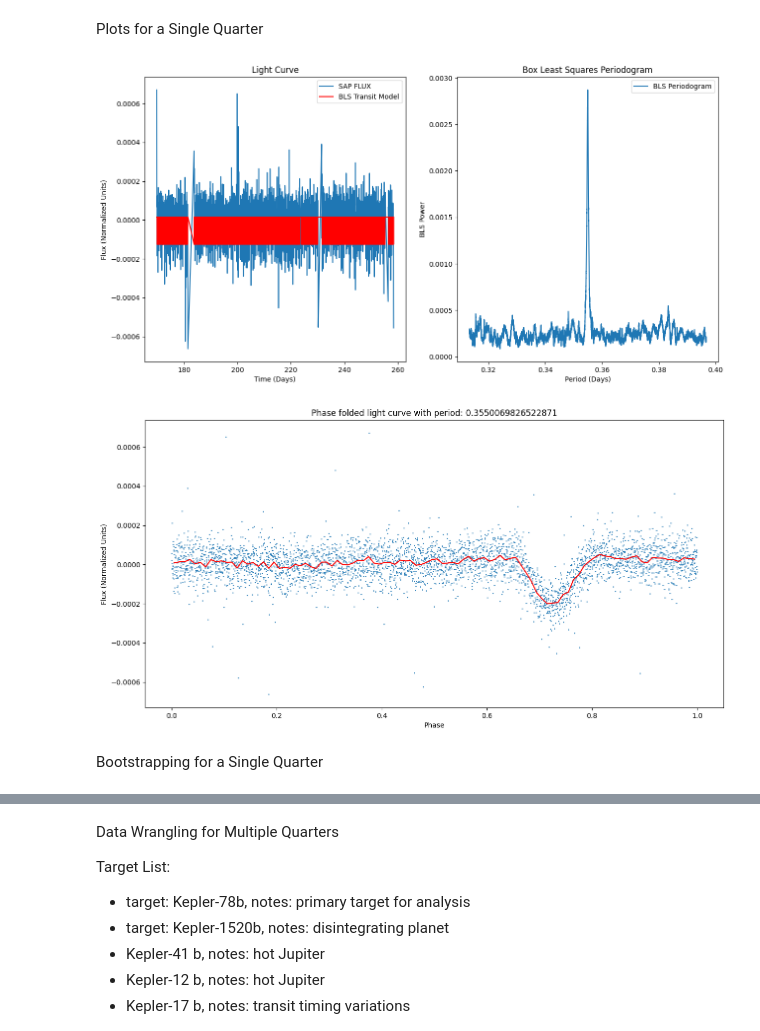
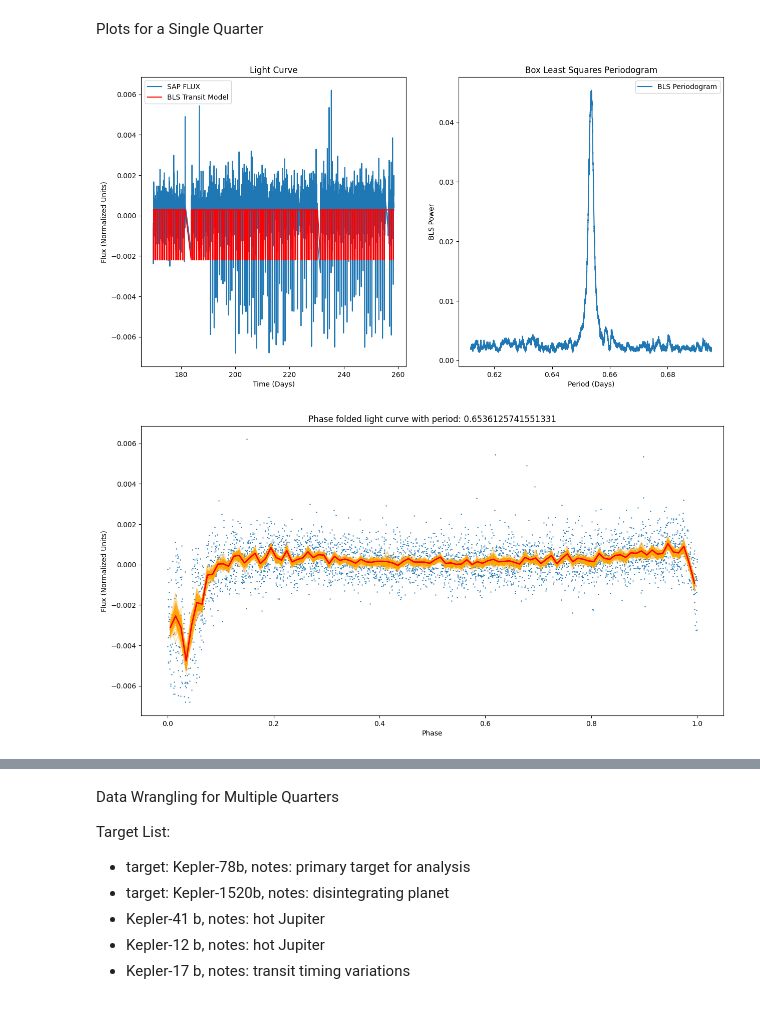
Before and after one commit to nsodickson/USP-Exoplanet-Analysis, a Jupyter notebook: Pipeline.ipynb, the cells around one changed output, grey strips where cells are left out. Drawn from its saved outputs; the diff is of its cells as text; code cells hidden in the pictures.

```diff
--- a/Pipeline.ipynb
+++ b/Pipeline.ipynb
@@ -391,14 +390,20 @@ def produceBLSPeriodogramPlots(time, flux, duration, period=None, is_78b=False):
     return best_period
 
 
-def produceFoldPlots(time, flux, period, include_binned=True, **kwargs):
+def produceFoldPlots(time, flux, period, include_boot=False, n_samples=25, **kwargs):
     plt.figure(figsize=standard_figsize)
 
     phase = fold(time, period)
     plt.scatter(phase, flux, s=0.5, label="Phase folded light curve")
-    if include_binned:
-        phase_binned, flux_binned = timeBin(phase, flux, **kwargs)
-        plt.plot(phase_binned, flux_binned, color="r", label="Binned phase folded light curve")
+
+    if include_boot:
+        phase_samples, flux_samples = customBootstrap(phase, flux, n_samples=n_samples)
+        for p, f in zip(phase_samples, flux_samples):
+            p_binned, f_binned = timeBin(p, f, **kwargs)
+            plt.plot(p_binned, f_binned - np.mean(f_binned), alpha=0.3, color="orange")
+
+    phase_binned, flux_binned = timeBin(phase, flux, **kwargs)
+    plt.plot(phase_binned, flux_binned, linewidth=2, color="r", label="Binned phase folded light curve")
 
     plt.title(f"Phase folded light curve with period: {period}")
     plt.xlabel("Phase")
@@ -564,8 +569,8 @@ def produceQuarterPeriodPlots(time, period_list):
     y = period_list
 
     period_linreg = LinearRegression().fit(X, y)
-    plt.scatter(time, period_list, s=4)
-    plt.plot(time, period_linreg.predict(X), color="red")
+    plt.scatter(time, period_list, s=8)
+    plt.plot(time, period_linreg.predict(X), linewidth=2, color="red")
     plt.title(f"Best fit period for every quarter (R squared = {period_linreg.score(X, y)})")
     plt.xlabel("Time (Days)")
     plt.ylabel("Best fit period (days)")
@@ -628,9 +633,9 @@ def produceFrequencyBinPlots(lc_list, period, spacing, frequencies, time=None, *
     ax2.set_xlabel("Time")
 
     lc_avg = 0
-    for n, lc in enumerate(lc_list):
-        lc.fold(period)
-        phase_binned, flux_binned = timeBin(lc.phase, lc.flux, **kwargs)
+    for n, quarter_lc in enumerate(lc_list):
+        quarter_lc.fold(period)
+        phase_binned, flux_binned = timeBin(quarter_lc.phase, quarter_lc.flux, **kwargs)
         lc_avg += flux_binned
     lc_avg /= len(lc_list)
     ax1.plot(phase_binned, lc_avg, color="green")
@@ -660,7 +665,7 @@ Target List:
 - Kepler-42 c, notes: extremely short period
 # %%
 # Initialize Target Constants
-target = "Kepler-78 b"
+target = "Kepler-1520 b"
 if target in sp_csv.index:
     prior_period = sp_csv.loc[target, "pl_orbper"]
     target_period_range = getPeriodRange(period=prior_period)
@@ -721,13 +725,11 @@ Plots for a Single Quarter
 # %%
 # Producing a variety of informative plots and interactive plots
 produceBLSPeriodogramPlots(time=quarter_lc.time, flux=quarter_lc.flux, duration=target_duration, period=target_period_range)
-produceFoldPlots(time=quarter_lc.time, flux=quarter_lc.flux, period=period, include_binned=True, bins=np.arange(0, 1.01, 0.01), aggregate_func=np.mean)
+produceFoldPlots(time=quarter_lc.time, flux=quarter_lc.flux, period=period, include_boot=True, n_samples=100, bins=np.arange(0, 1.01, 0.01), aggregate_func=np.mean)
 # produceFoldPlotsInteractive(time=quarter_lc.time, flux=quarter_lc.flux, period_grid=period_grid, duration=target_duration)
 # produceFoldPlotsAnimation(quarter_lc.time, quarter_lc.flux, period_grid, target_duration)
 
 plt.show()
 # %% [output]
-[figure, old version]
+[figure, new version]
-[figure, old version]
+[figure, new version]
-# %% [markdown]
-Bootstrapping for a Single Quarter
```
Also changed, not shown: parts of 7 cells of this notebook, 2 other files.
